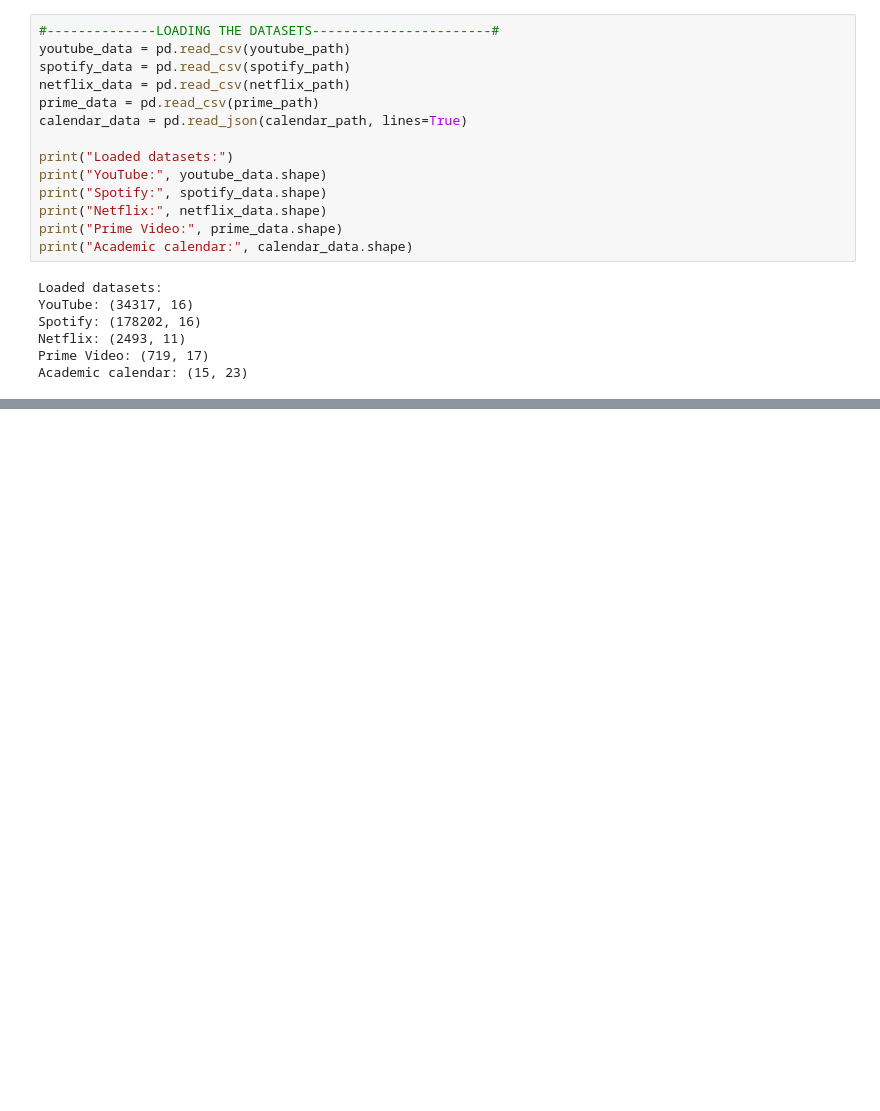
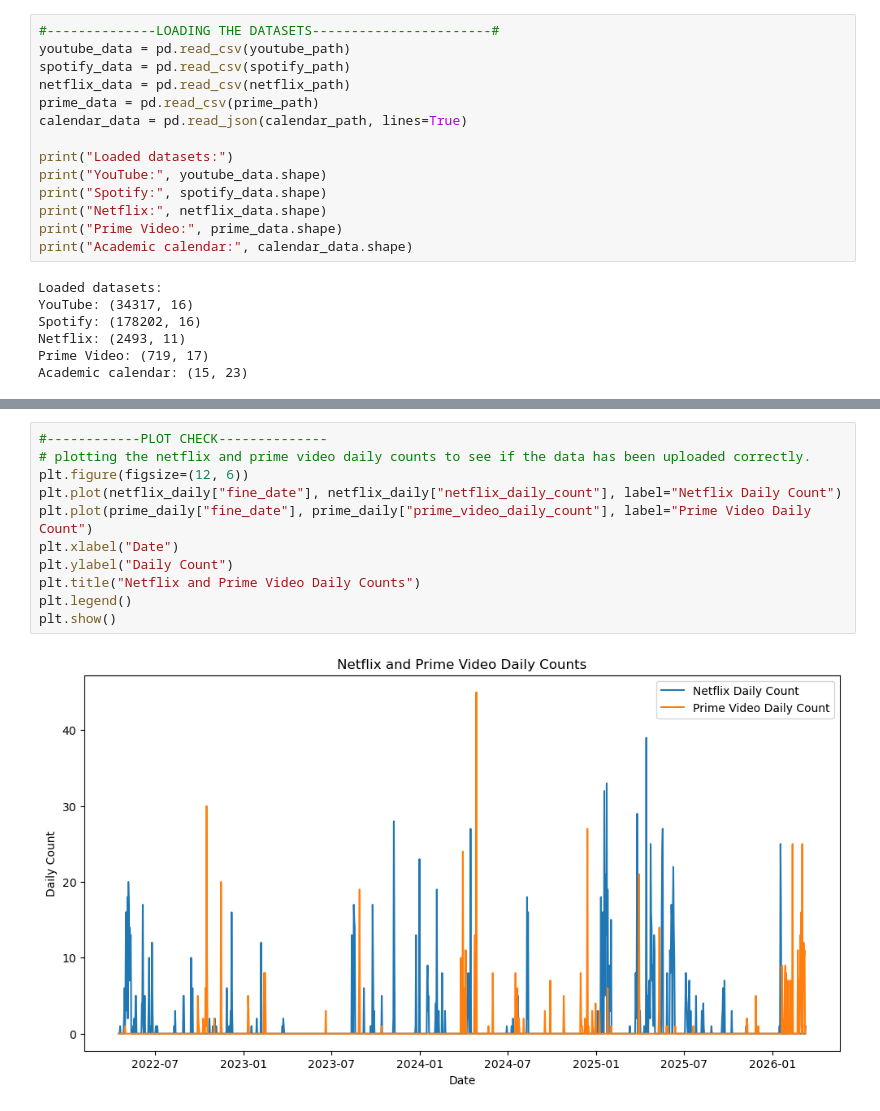
Before and after one commit to omerkaraca-fire/DSA210_TermProject, a Jupyter notebook: MachineLearning/machinelearning.ipynb, the cells around one changed output, grey strips where cells are left out. Drawn from its saved outputs; the diff is of its cells as text; blank space fills up the shorter version.

```diff
--- a/MachineLearning/machinelearning.ipynb
+++ b/MachineLearning/machinelearning.ipynb
@@ -182,0 +344,13 @@ Number of dates: 1424
+# %%
+#------------PLOT CHECK--------------
+# plotting the netflix and prime video daily counts to see if the data has been uploaded correctly.
+plt.figure(figsize=(12, 6))
+plt.plot(netflix_daily["fine_date"], netflix_daily["netflix_daily_count"], label="Netflix Daily Count")
+plt.plot(prime_daily["fine_date"], prime_daily["prime_video_daily_count"], label="Prime Video Daily Count")
+plt.xlabel("Date")
+plt.ylabel("Daily Count")
+plt.title("Netflix and Prime Video Daily Counts")
+plt.legend()
+plt.show()
+# %% [output]
+[figure, added]
```
Also changed, not shown: parts of 14 cells of this notebook.
